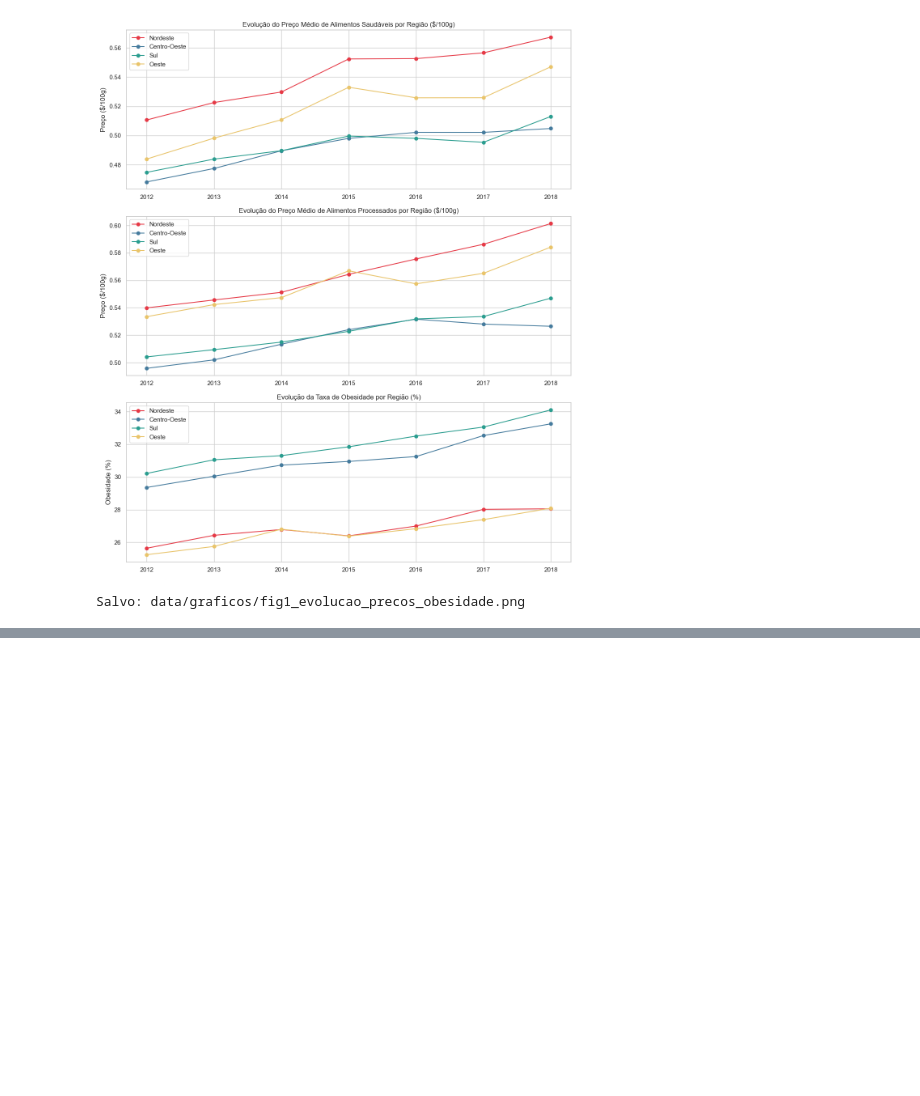
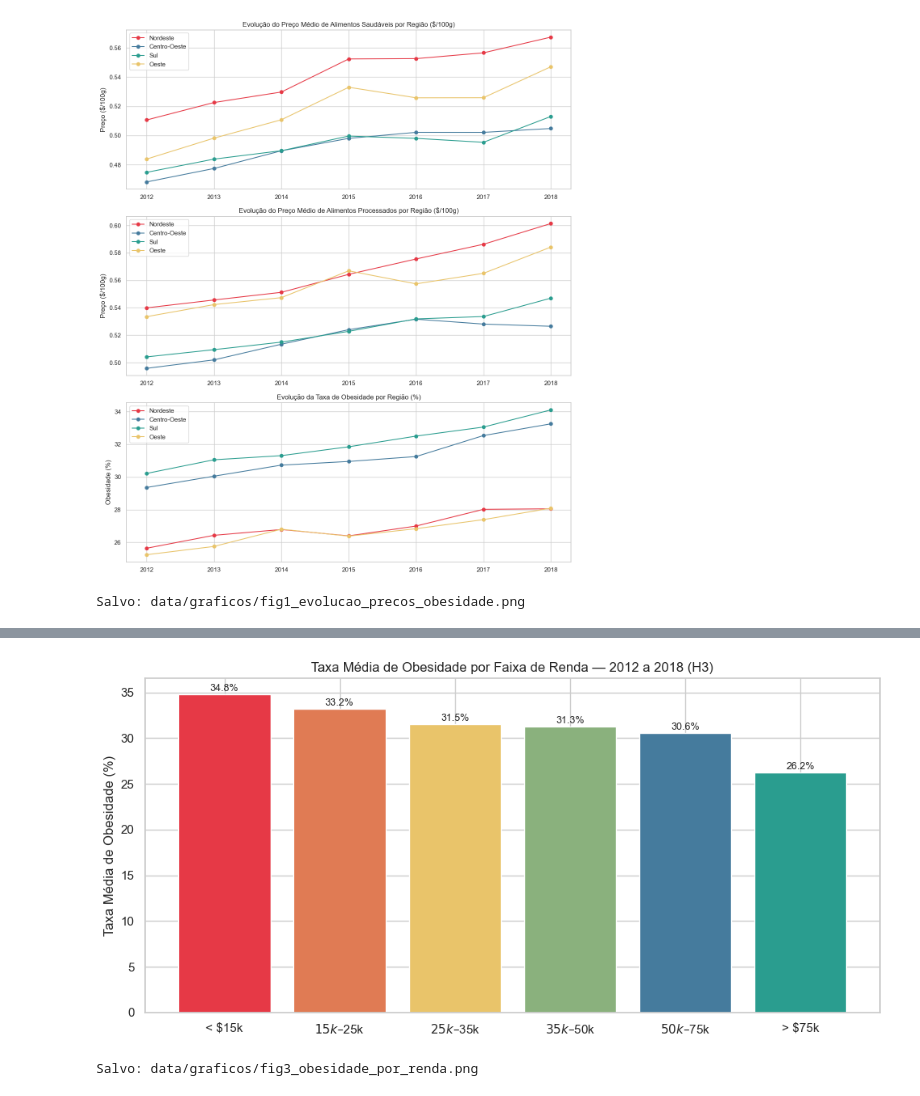
Before and after one commit to KaikyLima/teste-food-price-obesity-analysis, a Jupyter notebook: note.ipynb, the cells around one changed output, grey strips where cells are left out. Saved outputs shown, nothing was run; the diff lists cells and outputs as text; code cells hidden in the pictures; blank space fills up the shorter version.

```diff
--- a/note.ipynb
+++ b/note.ipynb
@@ -695,0 +725,42 @@ Salvo: data/graficos/fig1_evolucao_precos_obesidade.png
+# %%
+# ── Gráfico 3: Obesidade por faixa de renda (H3) ──────────────────────────────
+ordem_renda = [
+    "Less than $15,000",
+    "$15,000 - $24,999",
+    "$25,000 - $34,999",
+    "$35,000 - $49,999",
+    "$50,000 - $74,999",
+    "$75,000 or greater"
+]
+
+labels_renda = [
+    "< $15k",
+    "$15k–$25k",
+    "$25k–$35k",
+    "$35k–$50k",
+    "$50k–$75k",
+    "> $75k"
+]
+
+media_renda = (df_analitico_renda
+               .groupby("Income_Group")["Obesity_Rate"]
+               .mean()
+               .reindex(ordem_renda))
+
+fig, ax = plt.subplots(figsize=(10, 5))
+bars = ax.bar(range(len(ordem_renda)), media_renda.values,
+              color=["#e63946","#e07b54","#e9c46a","#8ab17d","#457b9d","#2a9d8f"])
+ax.set_xticks(range(len(ordem_renda)))
+ax.set_xticklabels(labels_renda)
+ax.set_ylabel("Taxa Média de Obesidade (%)")
+ax.set_title("Taxa Média de Obesidade por Faixa de Renda — 2012 a 2018 (H3)")
+for bar, val in zip(bars, media_renda.values):
+    ax.text(bar.get_x() + bar.get_width()/2, bar.get_height() + 0.1,
+            f"{val:.1f}%", ha="center", va="bottom", fontsize=9)
+plt.tight_layout()
+plt.savefig("data/graficos/fig3_obesidade_por_renda.png", dpi=150, bbox_inches="tight")
+plt.show()
+print("Salvo: data/graficos/fig3_obesidade_por_renda.png")
+# %% [output]
+[figure, added]
+Salvo: data/graficos/fig3_obesidade_por_renda.png
```
Also changed, not shown: parts of 4 cells of this notebook.
